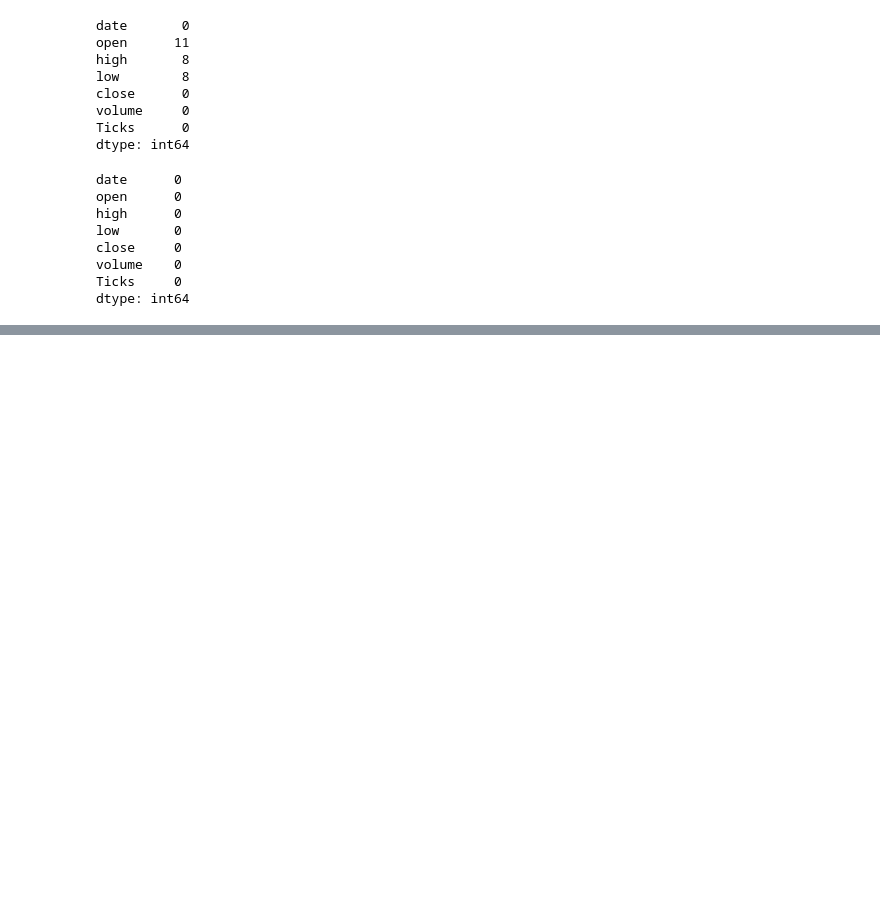
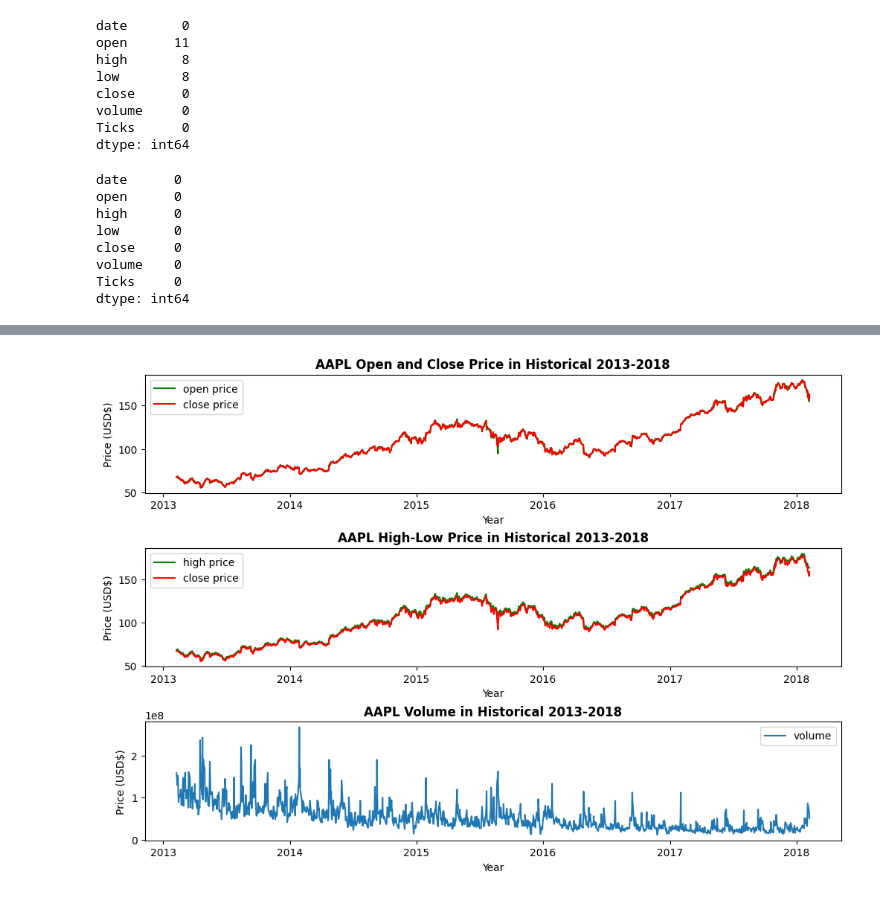
Before and after one commit to ongfong/data_analysis_projects, a Jupyter notebook: AAPL_stock_analysis.ipynb, the cells around one changed output, grey strips where cells are left out. Drawn from its saved outputs; the diff is of its cells as text; code cells hidden in the pictures; blank space fills up the shorter version.

```diff
--- a/AAPL_stock_analysis.ipynb
+++ b/AAPL_stock_analysis.ipynb
@@ -99,0 +103,3 @@ dtype: int64
+# %%
+aapl = df.loc[df['Ticks'] == 'AAPL']
+aapl.head()
@@ -99,0 +113,25 @@ dtype: int64
+# %%
+fig, (ax1,ax2,ax3) = plt.subplots(3,1, figsize = (10,7), constrained_layout=True)
+ax1.plot(aapl['date'],aapl['open'],label='open price', color='green')
+ax1.plot(aapl['date'],aapl['close'],label='close price', color='red')
+ax1.set_xlabel('Year')
+ax1.set_ylabel('Price (USD$)')
+ax1.legend()
+ax1.set_title('AAPL Open and Close Price in Historical 2013-2018', weight='bold')
+
+ax2.plot(aapl['date'],aapl['high'], label='high price', color='green')
+ax2.plot(aapl['date'],aapl['low'], label='close price', color='red')
+ax2.set_xlabel('Year')
+ax2.set_ylabel('Price (USD$)')
+ax2.legend()
+ax2.set_title("AAPL High-Low Price in Historical 2013-2018", weight='bold')
+
+ax3.plot(aapl['date'],aapl['volume'],label='volume')
+ax3.set_xlabel('Year')
+ax3.set_ylabel('Price (USD$)')
+ax3.legend()
+ax3.set_title('AAPL Volume in Historical 2013-2018', weight='bold')
+
+plt.show()
+# %% [output]
+[figure, added]
```
Also changed, not shown: parts of 4 cells of this notebook.
